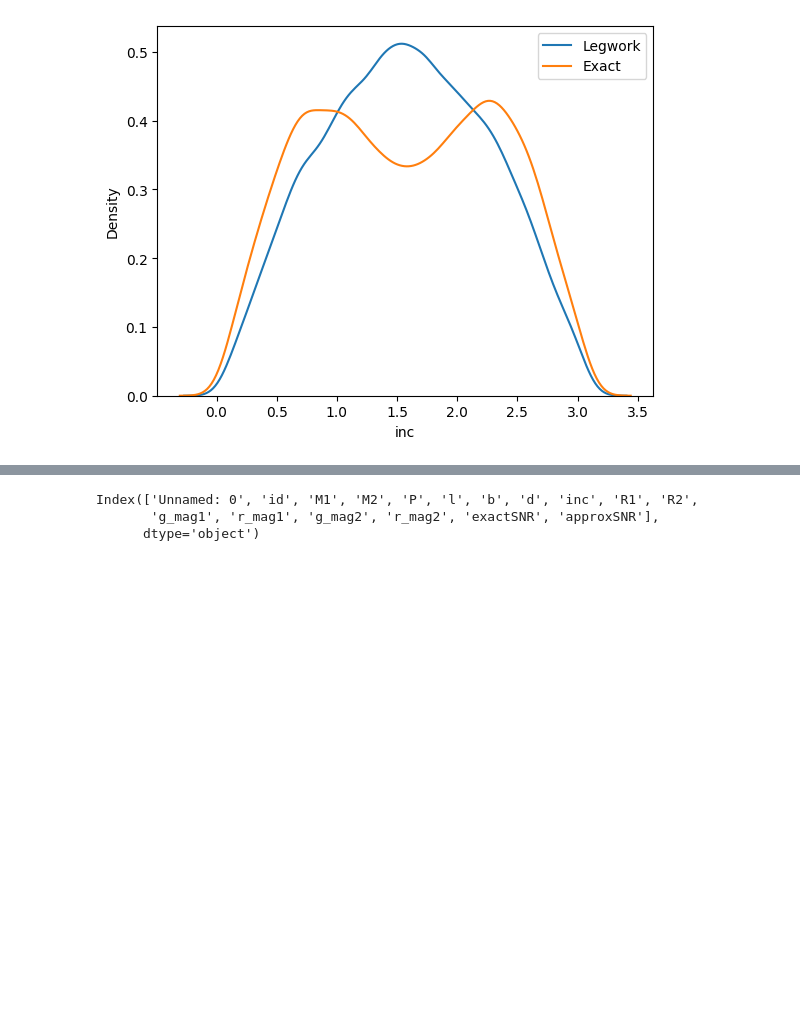
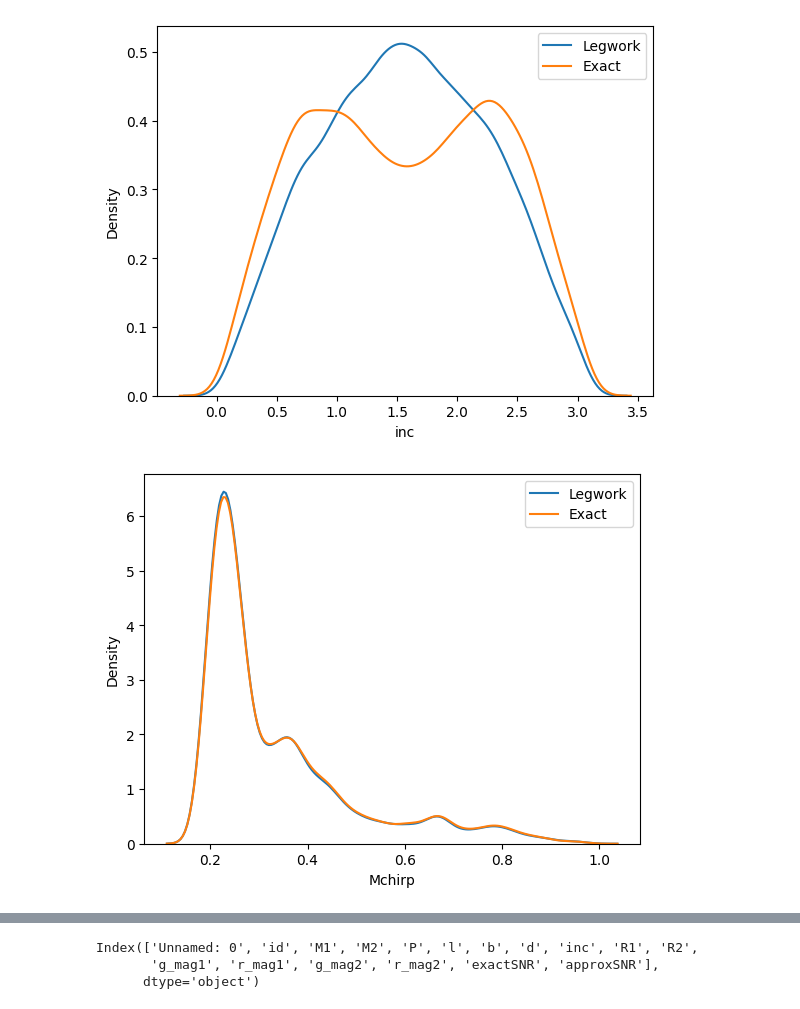
Before and after one commit to nelemans/LISA_GB_population, a Jupyter notebook: LISA_community_day_populations.ipynb, the cells around one changed output, grey strips where cells are left out. Cells and saved outputs as stored; diff of their text form; code cells hidden in the pictures; blank space fills up the shorter version.

```diff
--- a/LISA_community_day_populations.ipynb
+++ b/LISA_community_day_populations.ipynb
@@ -350,3 +368,10 @@ plt.legend()
 plt.show()
 # %% [output]
 [figure]
+# %%
+sns.kdeplot(data[maskLegwork],x='Mchirp',label='Legwork')
+sns.kdeplot(data[maskAngles],x='Mchirp',label='Exact')
+plt.legend()
+plt.show()
+# %% [output]
+[figure, added]
```
Also changed, not shown: parts of 20 cells of this notebook.
